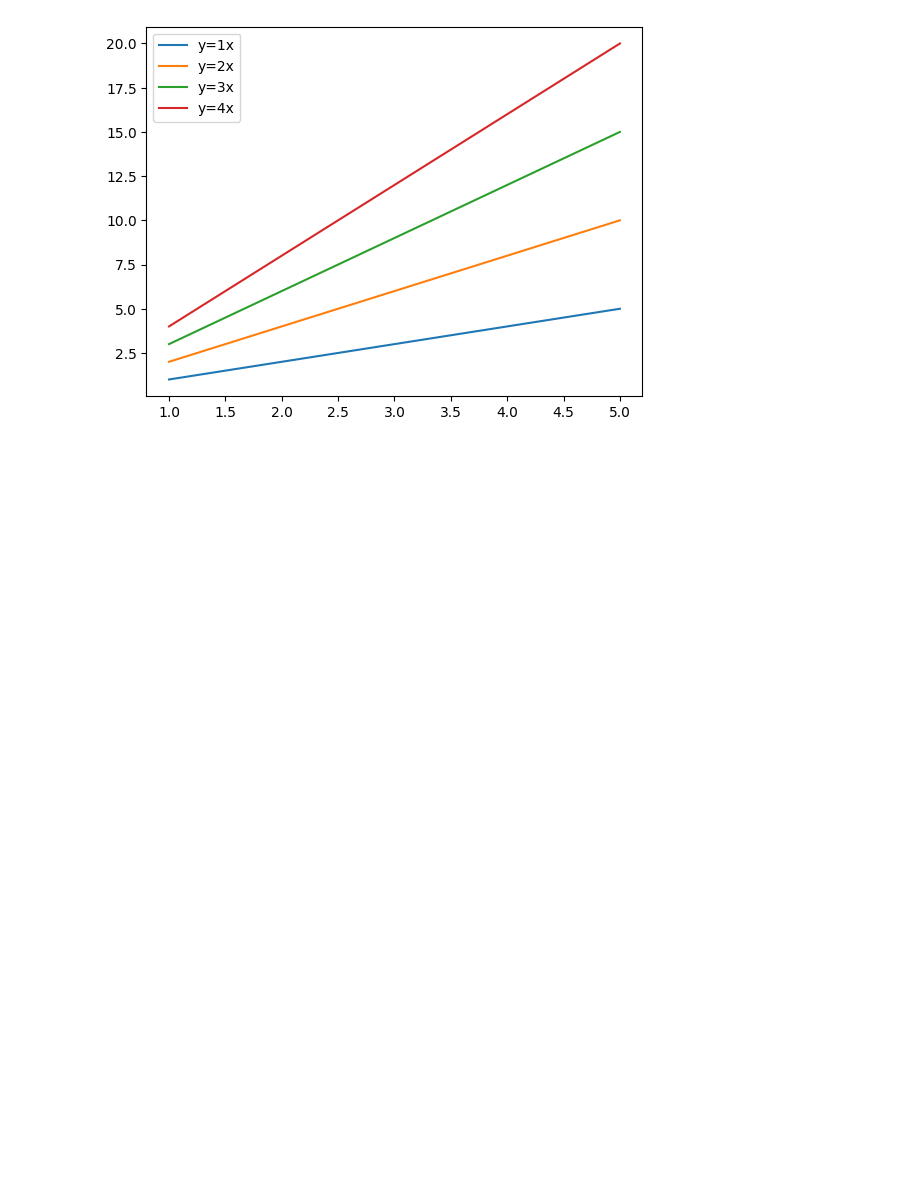
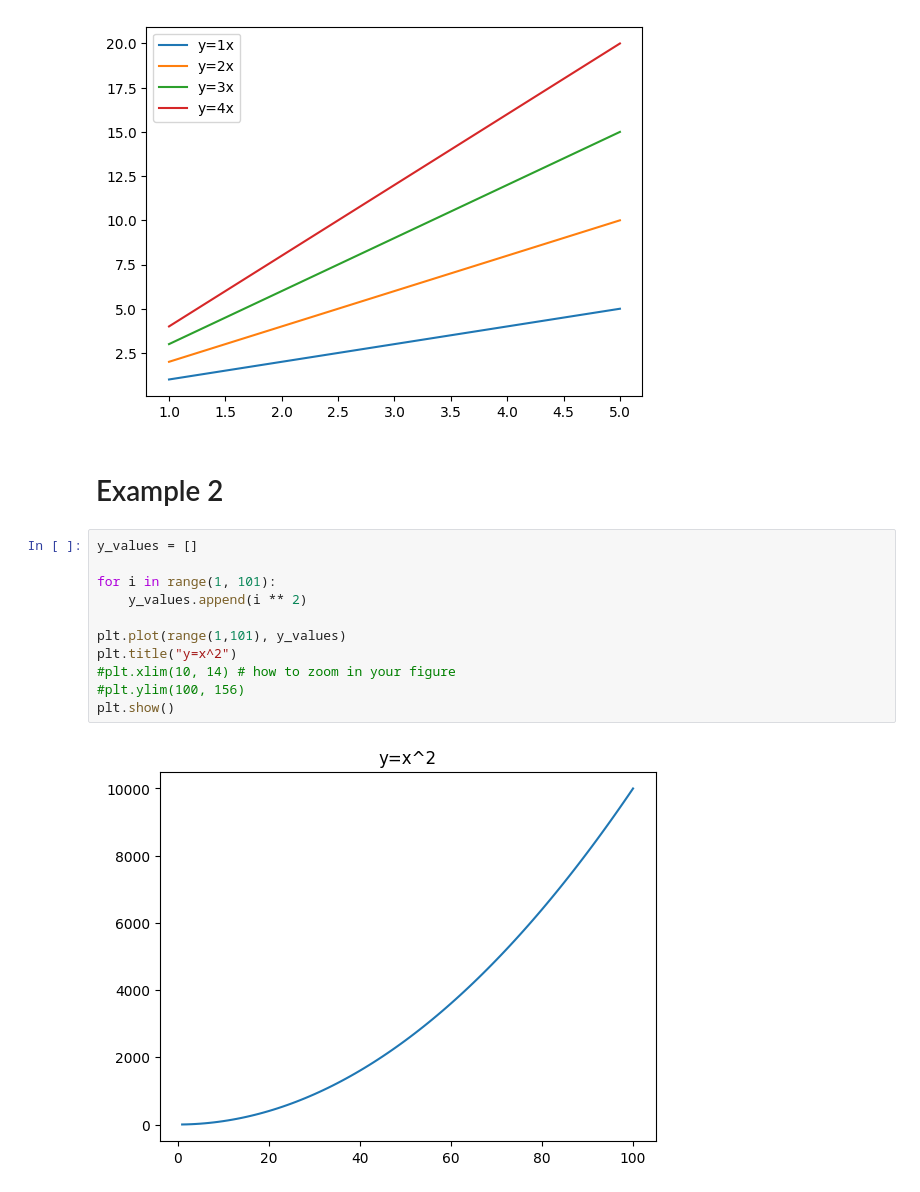
Before and after one commit to inancarin/DSA201_2024_2025_FALL, a Jupyter notebook: Week3/Lecture/matplotlib.ipynb, the cells around one changed output. Cells and saved outputs as stored; diff of their text form; blank space fills up the shorter version.

```diff
--- a/Week3/Lecture/matplotlib.ipynb
+++ b/Week3/Lecture/matplotlib.ipynb
@@ -74,3 +74,18 @@ plt.legend()
 plt.show()
 # %% [output]
 [figure]
+# %% [markdown]
+# Example 2
+# %%
+y_values = []
+
+for i in range(1, 101):
+    y_values.append(i ** 2)
+
+plt.plot(range(1,101), y_values)
+plt.title("y=x^2")
+#plt.xlim(10, 14) # how to zoom in your figure
+#plt.ylim(100, 156)
+plt.show()
+# %% [output]
+[figure, added]
```
Also changed, not shown: parts of 6 cells of this notebook, 3 other files.
